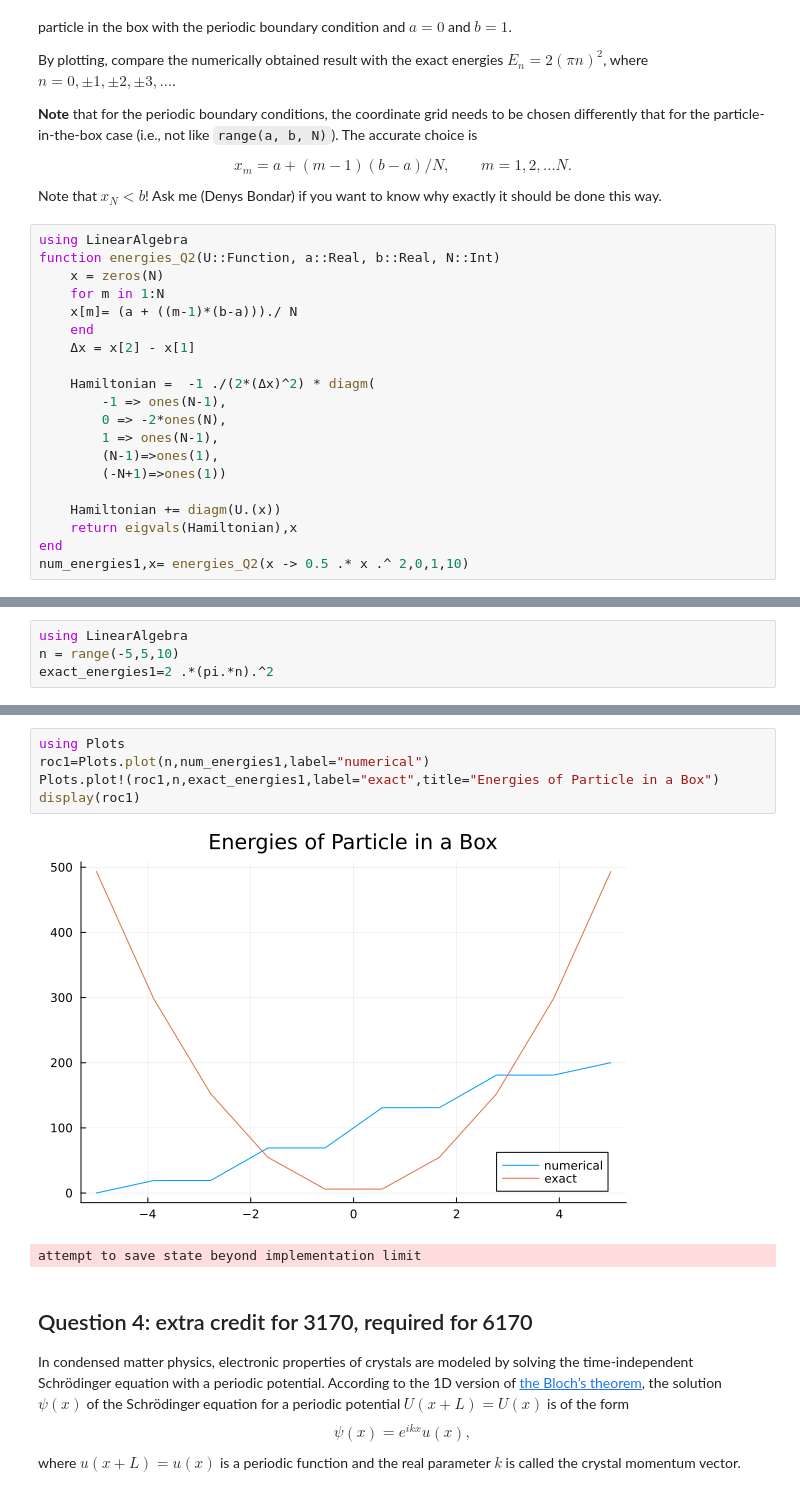
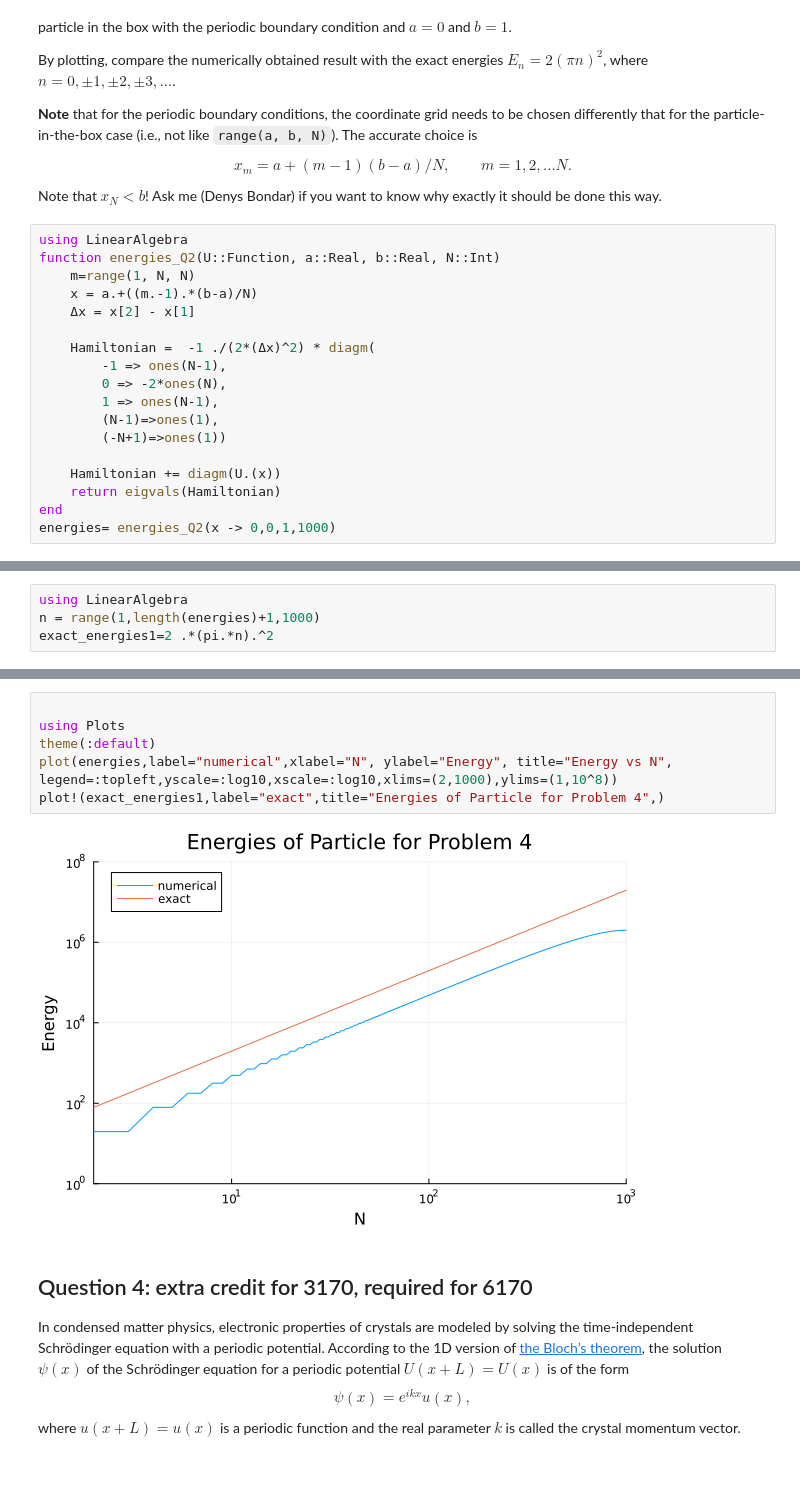
Before and after one commit to jloch206/Comp_Phys_Lochner, a Jupyter notebook: Homework3.ipynb, the cells around one changed output, grey strips where cells are left out. Cells and saved outputs as stored; diff of their text form.

```diff
--- a/Homework3.ipynb
+++ b/Homework3.ipynb
@@ -222,10 +223,8 @@ Note that $x_N < b$! Ask me (Denys Bondar) if you want to know why exactly it sh
 # %%
 using LinearAlgebra
 function energies_Q2(U::Function, a::Real, b::Real, N::Int)
-    x = zeros(N)
-    for m in 1:N
-    x[m]= (a + ((m-1)*(b-a)))./ N
-    end
+    m=range(1, N, N)
+    x = a.+((m.-1).*(b-a)/N)
     Δx = x[2] - x[1]
 
     Hamiltonian =  -1 ./(2*(Δx)^2) * diagm(
@@ -236,7 +235,7 @@ function energies_Q2(U::Function, a::Real, b::Real, N::Int)
         (-N+1)=>ones(1))
 
     Hamiltonian += diagm(U.(x))
-    return eigvals(Hamiltonian),x
+    return eigvals(Hamiltonian)
 end
-num_energies1,x= energies_Q2(x -> 0.5 .* x .^ 2,0,1,10)
+energies= energies_Q2(x -> 0,0,1,1000)
 # %% [output]
@@ -244,5 +259,5 @@ num_energies1,x= energies_Q2(x -> 0.5 .* x .^ 2,0,1,10)
 # %%
 using LinearAlgebra
-n = range(-5,5,10)
+n = range(1,length(energies)+1,1000)
 exact_energies1=2 .*(pi.*n).^2
 # %% [output]
@@ -260,11 +281,11 @@ exact_energies1=2 .*(pi.*n).^2
 # %%
+
 using Plots
-roc1=Plots.plot(n,num_energies1,label="numerical")
-Plots.plot!(roc1,n,exact_energies1,label="exact",title="Energies of Particle in a Box")
-display(roc1)
+theme(:default)
+plot(energies,label="numerical",xlabel="N", ylabel="Energy", title="Energy vs N", legend=:topleft,yscale=:log10,xscale=:log10,xlims=(2,1000),ylims=(1,10^8))
+plot!(exact_energies1,label="exact",title="Energies of Particle for Problem 4",)
 # %% [output]
-[figure, old version]
+[figure, new version]
-attempt to save state beyond implementation limit
 # %% [markdown]
 ## Question 4: extra credit for 3170, required for 6170
 
```
Also changed, not shown: parts of 5 cells of this notebook, 1 other file.
